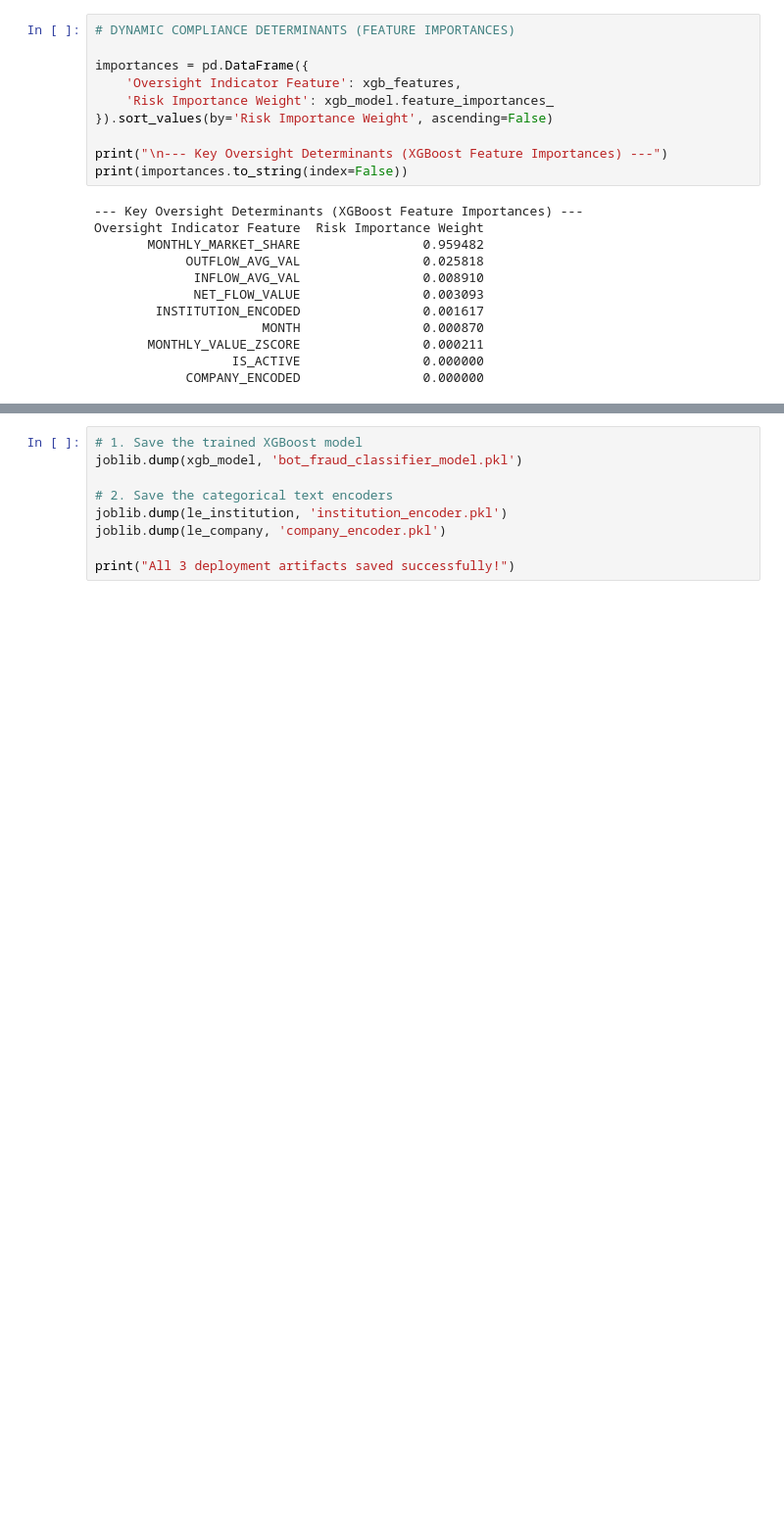
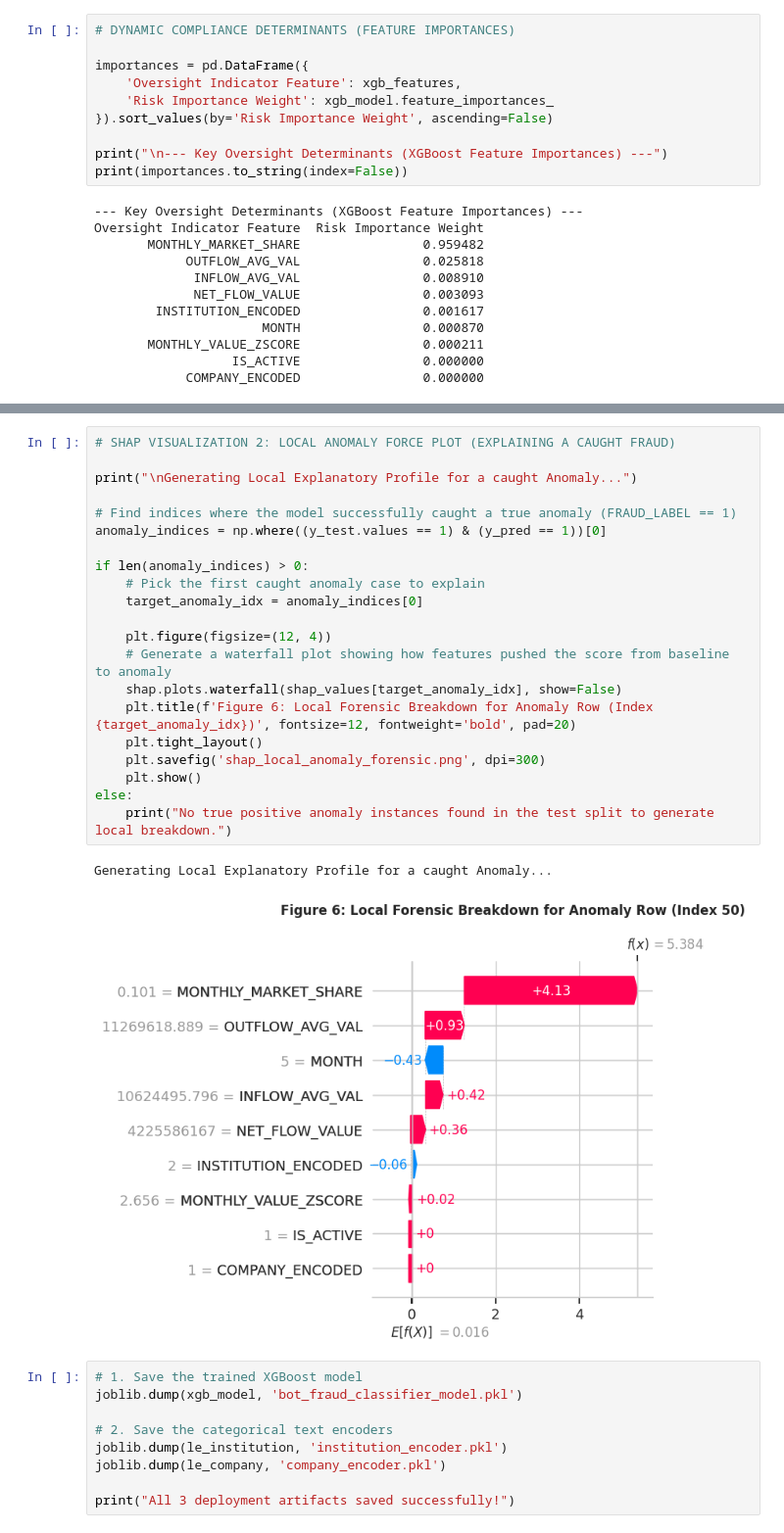
Before and after one commit to RobertDS-45/Money_Remmitence_analysis, a Jupyter notebook: Bot_Money_remmitence_analysis.ipynb, the cells around one changed output, grey strips where cells are left out. Shown at 98% size. Saved outputs shown, nothing was run; the diff lists cells and outputs as text; blank space fills up the shorter version.

```diff
--- a/Bot_Money_remmitence_analysis.ipynb
+++ b/Bot_Money_remmitence_analysis.ipynb
@@ -443,3 +464,27 @@ Oversight Indicator Feature  Risk Importance Weight
+# %%
+# SHAP VISUALIZATION 2: LOCAL ANOMALY FORCE PLOT (EXPLAINING A CAUGHT FRAUD)
+
+print("\nGenerating Local Explanatory Profile for a caught Anomaly...")
+
+# Find indices where the model successfully caught a true anomaly (FRAUD_LABEL == 1)
+anomaly_indices = np.where((y_test.values == 1) & (y_pred == 1))[0]
+
+if len(anomaly_indices) > 0:
+    # Pick the first caught anomaly case to explain
+    target_anomaly_idx = anomaly_indices[0]
+
+    plt.figure(figsize=(12, 4))
+    # Generate a waterfall plot showing how features pushed the score from baseline to anomaly
+    shap.plots.waterfall(shap_values[target_anomaly_idx], show=False)
+    plt.title(f'Figure 6: Local Forensic Breakdown for Anomaly Row (Index {target_anomaly_idx})', fontsize=12, fontweight='bold', pad=20)
+    plt.tight_layout()
+    plt.savefig('shap_local_anomaly_forensic.png', dpi=300)
+    plt.show()
+else:
+    print("No true positive anomaly instances found in the test split to generate local breakdown.")
+# %% [output]
+Generating Local Explanatory Profile for a caught Anomaly...
+[figure, added]
 # %%
 # 1. Save the trained XGBoost model
 joblib.dump(xgb_model, 'bot_fraud_classifier_model.pkl')
```
Also changed, not shown: parts of 1 cell of this notebook.
